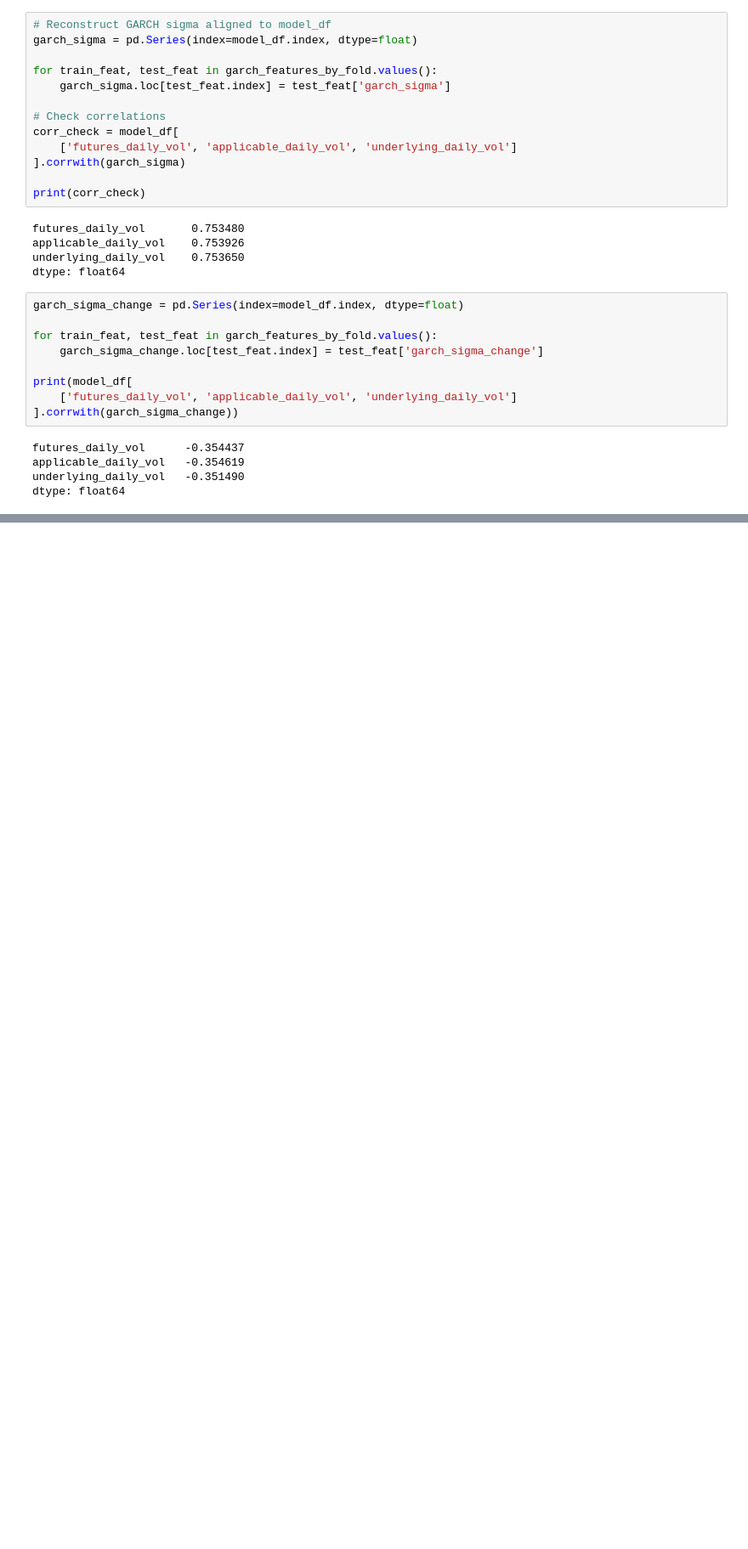
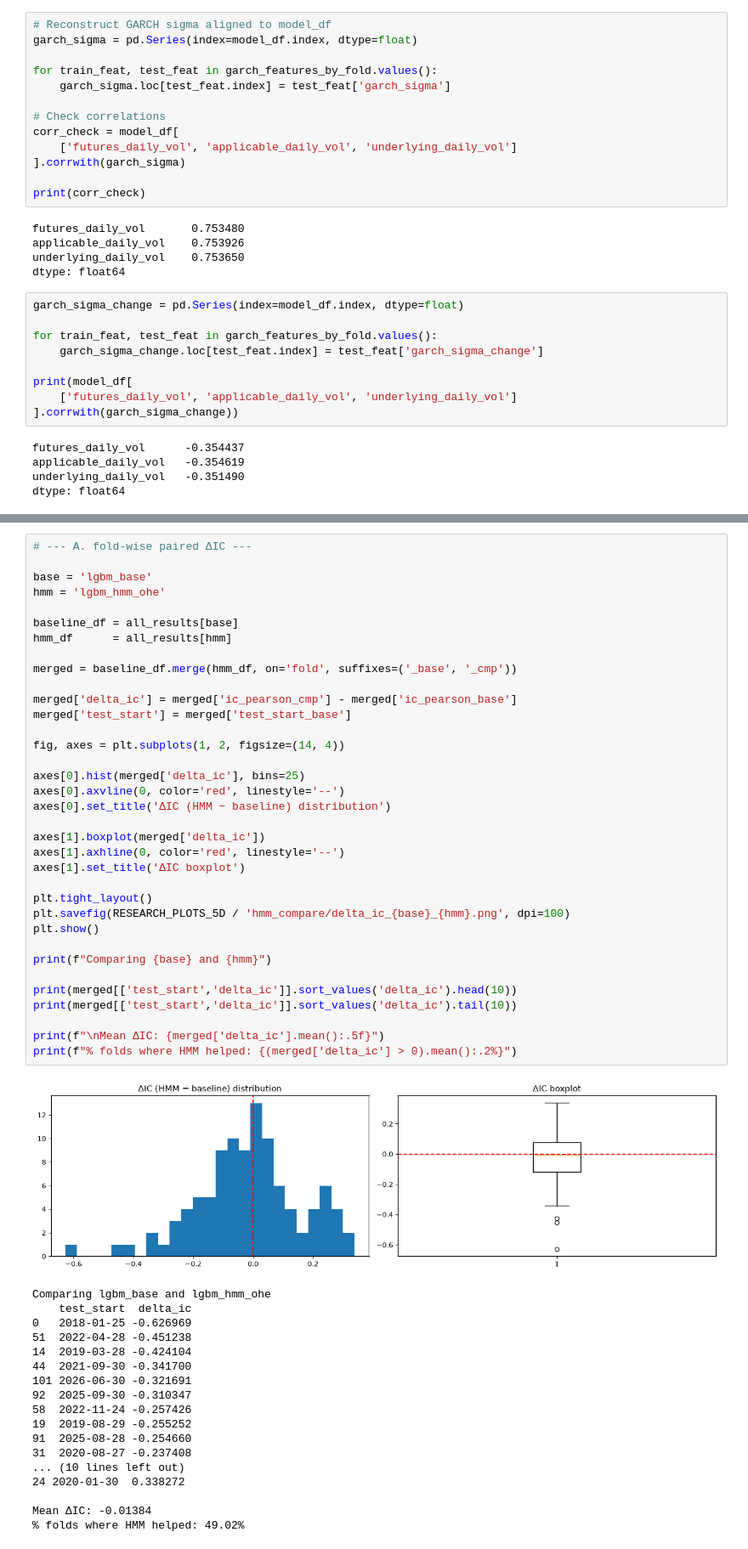
Before and after one commit to indubitablysrivathsan/embR, a Jupyter notebook: phase1/modelling_5d.ipynb, the cells around one changed output, grey strips where cells are left out. Shown at 85% size. Drawn from its saved outputs; the diff is of its cells as text; blank space fills up the shorter version.

```diff
--- a/phase1/modelling_5d.ipynb
+++ b/phase1/modelling_5d.ipynb
@@ -1218,0 +1325,54 @@ garch_delta_full rank — XGBoost: 34 / 44
+# %%
+# --- A. fold-wise paired ΔIC ---
+
+base = 'lgbm_base'
+hmm = 'lgbm_hmm_ohe'
+
+baseline_df = all_results[base]
+hmm_df      = all_results[hmm]
+
+merged = baseline_df.merge(hmm_df, on='fold', suffixes=('_base', '_cmp'))
+
+merged['delta_ic'] = merged['ic_pearson_cmp'] - merged['ic_pearson_base']
+merged['test_start'] = merged['test_start_base']
+
+fig, axes = plt.subplots(1, 2, figsize=(14, 4))
+
+axes[0].hist(merged['delta_ic'], bins=25)
+axes[0].axvline(0, color='red', linestyle='--')
+axes[0].set_title('ΔIC (HMM − baseline) distribution')
+
+axes[1].boxplot(merged['delta_ic'])
+axes[1].axhline(0, color='red', linestyle='--')
+axes[1].set_title('ΔIC boxplot')
+
+plt.tight_layout()
+plt.savefig(RESEARCH_PLOTS_5D / 'hmm_compare/delta_ic_{base}_{hmm}.png', dpi=100)
+plt.show()
+
+print(f"Comparing {base} and {hmm}")
+
+print(merged[['test_start','delta_ic']].sort_values('delta_ic').head(10))
+print(merged[['test_start','delta_ic']].sort_values('delta_ic').tail(10))
+
+print(f"\nMean ΔIC: {merged['delta_ic'].mean():.5f}")
+print(f"% folds where HMM helped: {(merged['delta_ic'] > 0).mean():.2%}")
+# %% [output]
+[figure, added]
+Comparing lgbm_base and lgbm_hmm_ohe
+    test_start  delta_ic
+0   2018-01-25 -0.626969
+51  2022-04-28 -0.451238
+14  2019-03-28 -0.424104
+44  2021-09-30 -0.341700
+101 2026-06-30 -0.321691
+92  2025-09-30 -0.310347
+58  2022-11-24 -0.257426
+19  2019-08-29 -0.255252
+91  2025-08-28 -0.254660
+31  2020-08-27 -0.237408
+... (10 lines left out)
+24 2020-01-30  0.338272
+
+Mean ΔIC: -0.01384
+% folds where HMM helped: 49.02%
```
Also changed, not shown: parts of 13 cells of this notebook, 3 other files.
